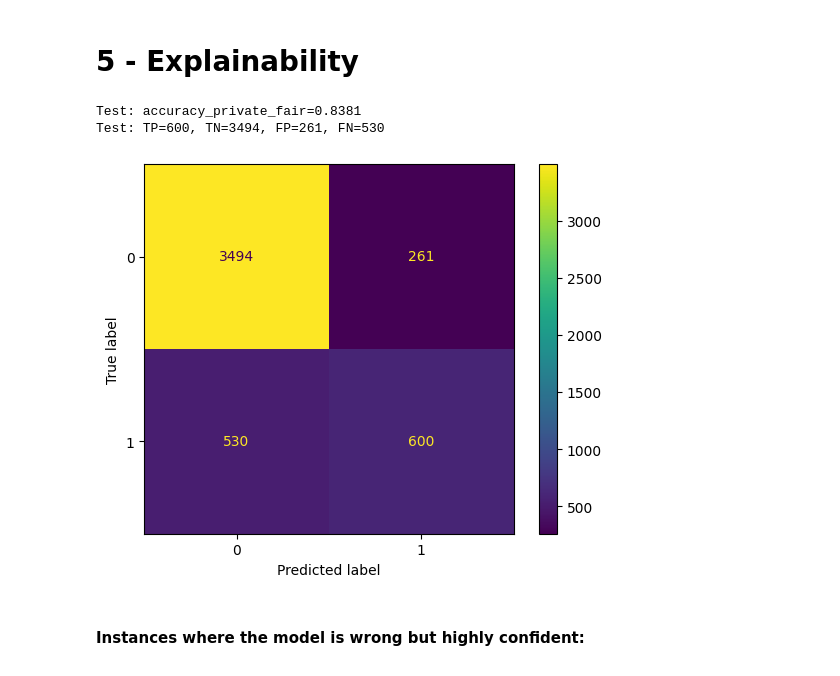
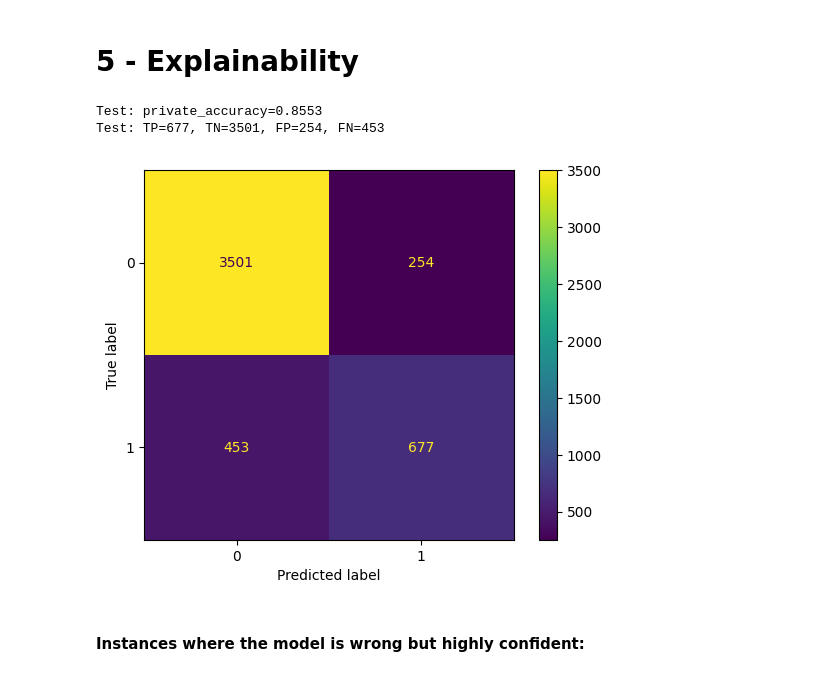
Before and after one commit to helezi99/INFO-H420-Management-of-Data-Science-and-Business-Workflows---Project-on-Responsible-Data-Science, a Jupyter notebook: responsible_data_science.ipynb, the cells around one changed output. Drawn from its saved outputs; the diff is of its cells as text; code cells hidden in the pictures.

```diff
--- a/responsible_data_science.ipynb
+++ b/responsible_data_science.ipynb
@@ -525,22 +525,22 @@ from omnixai.explainers.tabular import TabularExplainer
 import xgboost as xgboost
 from itertools import cycle, islice
 # %%
-print(f'Test: {accuracy_private_fair=:.4f}')
+print(f'Test: {private_accuracy=:.4f}')
 #confusion_matrix for the private classifier
-cm = confusion_matrix(Y_test_p, Y_pred_private_fair)
+cm = confusion_matrix(Y_test_p, Y_pred_p)
 
 TN = cm[0][0]
 FN = cm[1][0]
 TP = cm[1][1]
 FP = cm[0][1]
 print(f"Test: {TP=}, {TN=}, {FP=}, {FN=}")
 
 disp = ConfusionMatrixDisplay(confusion_matrix=cm, )
 disp.plot();
 # %% [output]
-Test: accuracy_private_fair=0.8381
-Test: TP=600, TN=3494, FP=261, FN=530
+Test: private_accuracy=0.8553
+Test: TP=677, TN=3501, FP=254, FN=453
-[figure, old version]
+[figure, new version]
 # %% [markdown]
 #### Instances where the model is wrong but highly confident:
 # %%
```
Also changed, not shown: parts of 18 cells of this notebook.
